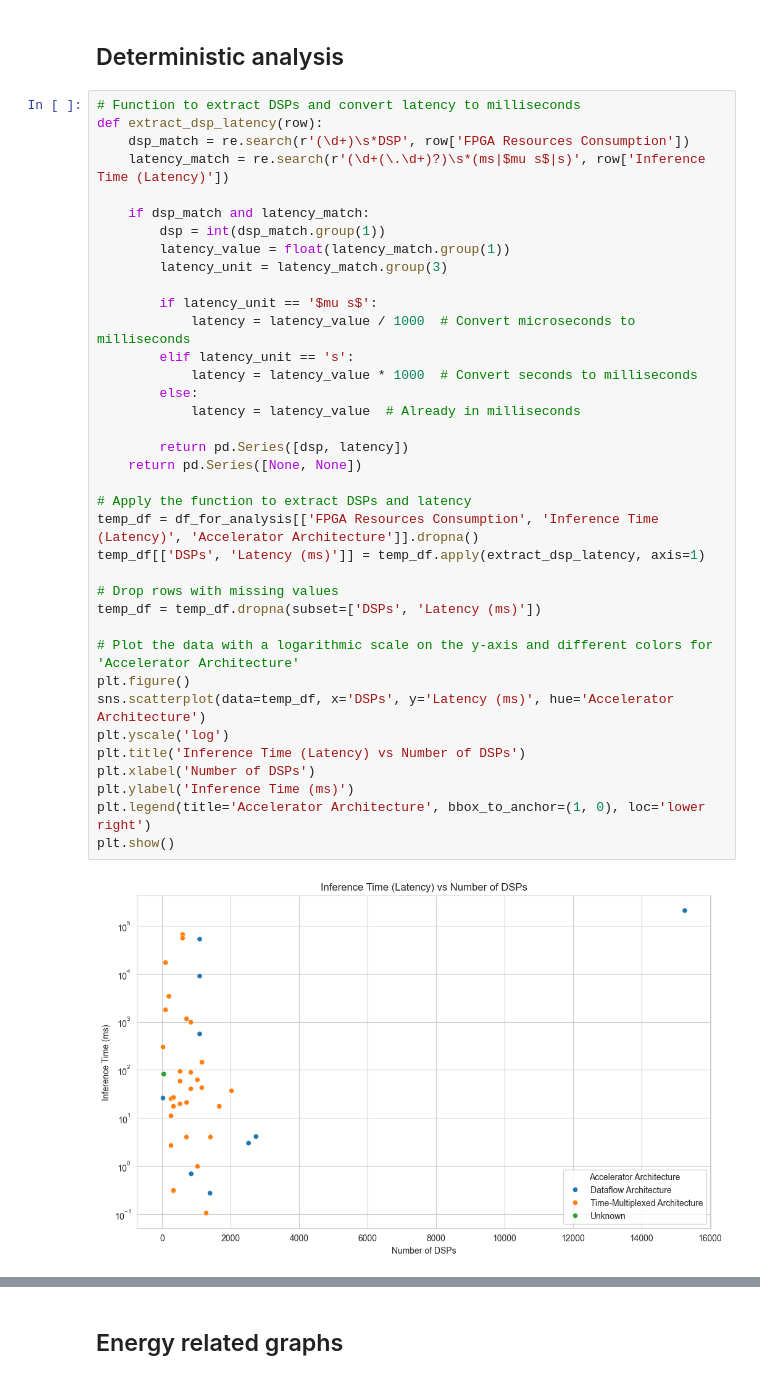
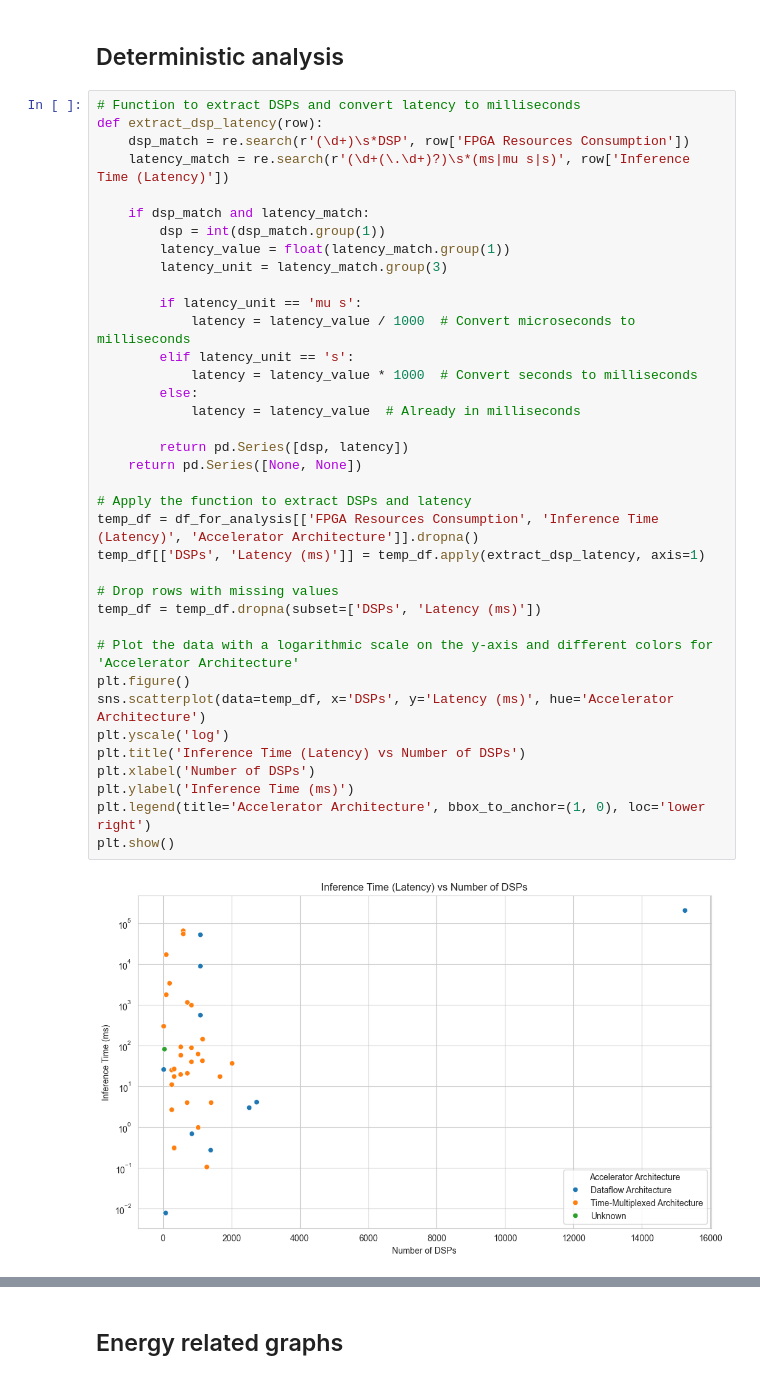
Before and after one commit to asap-space/SPACE_FPGA_NNs_SURVEY_DATA, a Jupyter notebook: Graphs.ipynb, the cells around one changed output, grey strips where cells are left out. Saved outputs shown, nothing was run; the diff lists cells and outputs as text.

```diff
--- a/Graphs.ipynb
+++ b/Graphs.ipynb
@@ -134,41 +134,41 @@ DataFrame created with 81 entries.
 # Function to extract DSPs and convert latency to milliseconds
 def extract_dsp_latency(row):
     dsp_match = re.search(r'(\d+)\s*DSP', row['FPGA Resources Consumption'])
-    latency_match = re.search(r'(\d+(\.\d+)?)\s*(ms|$mu s$|s)', row['Inference Time (Latency)'])
+    latency_match = re.search(r'(\d+(\.\d+)?)\s*(ms|mu s|s)', row['Inference Time (Latency)'])
 
     if dsp_match and latency_match:
         dsp = int(dsp_match.group(1))
         latency_value = float(latency_match.group(1))
         latency_unit = latency_match.group(3)
 
-        if latency_unit == '$mu s$':
+        if latency_unit == 'mu s':
             latency = latency_value / 1000  # Convert microseconds to milliseconds
         elif latency_unit == 's':
             latency = latency_value * 1000  # Convert seconds to milliseconds
         else:
             latency = latency_value  # Already in milliseconds
 
         return pd.Series([dsp, latency])
     return pd.Series([None, None])
 
 # Apply the function to extract DSPs and latency
 temp_df = df_for_analysis[['FPGA Resources Consumption', 'Inference Time (Latency)', 'Accelerator Architecture']].dropna()
 temp_df[['DSPs', 'Latency (ms)']] = temp_df.apply(extract_dsp_latency, axis=1)
 
 # Drop rows with missing values
 temp_df = temp_df.dropna(subset=['DSPs', 'Latency (ms)'])
 
 # Plot the data with a logarithmic scale on the y-axis and different colors for 'Accelerator Architecture'
 plt.figure()
 sns.scatterplot(data=temp_df, x='DSPs', y='Latency (ms)', hue='Accelerator Architecture')
 plt.yscale('log')
 plt.title('Inference Time (Latency) vs Number of DSPs')
 plt.xlabel('Number of DSPs')
 plt.ylabel('Inference Time (ms)')
 plt.legend(title='Accelerator Architecture', bbox_to_anchor=(1, 0), loc='lower right')
 plt.show()
 # %% [output]
-[figure, old version]
+[figure, new version]
 # %%
 # Function to extract BRAM and convert latency to milliseconds
 def extract_bram_latency(row):
```
Also changed, not shown: parts of 4 cells of this notebook, 2 other files.
